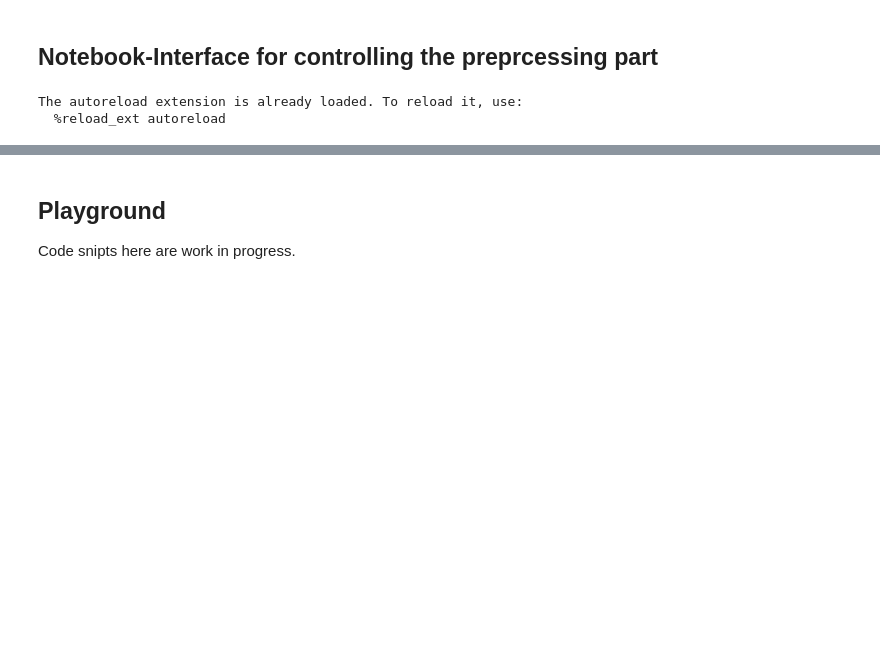
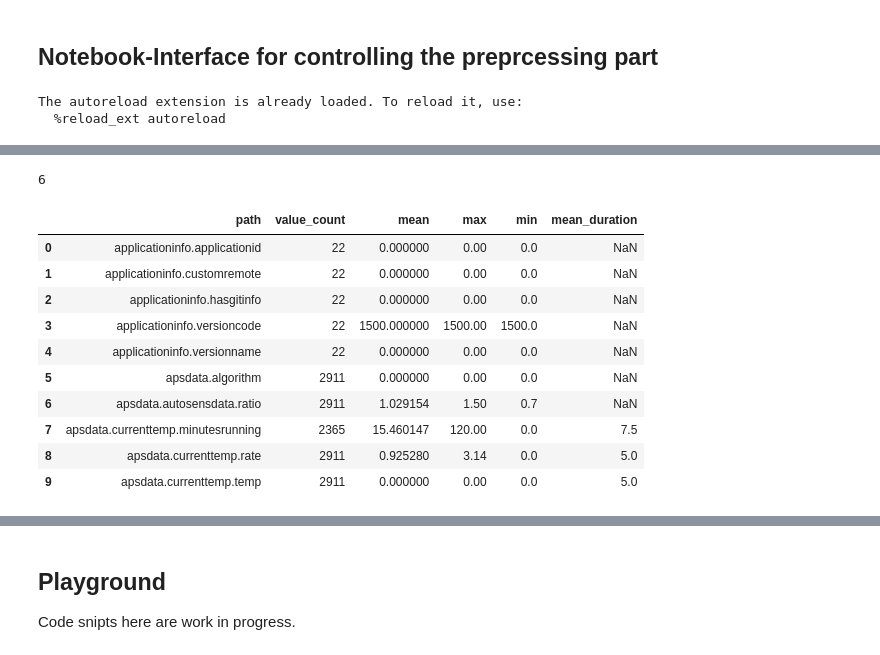
Before and after one commit to falkmeyer/OpenHumansDataTools, a Jupyter notebook: bin/Preprocessing/preprocessing.ipynb, the cells around one changed output, grey strips where cells are left out. Drawn from its saved outputs; the diff is of its cells as text; code cells hidden in the pictures; blank space fills up the shorter version.

Commit message:
add merged summarized dataframes

```diff
--- a/bin/Preprocessing/preprocessing.ipynb
+++ b/bin/Preprocessing/preprocessing.ipynb
@@ -76 +79,29 @@ outpath='/Users/me/Desktop/Code/VS-Projects/charite/OpenHumansDataTools/temp/sum
 data_summarizations.summarize_data(csv_files=file_names, outpath=outpath)
+# %%
+# 4. Merge data into one single data frame
+
+inpath='/mnt/Ext/home/Nextcloud/Charité/Forschung/OPEN Diabetes/OpenHumans-Falk-GIT/OpenHumansDataTools/temp/summarizations'
+
+file_paths = file_io.get_csv_files(folder=inpath)
+dataframes = []
+for file_path in file_paths:
+    frame = file_io.read_csv_pandas(file_path)
+    dataframes.append(frame)
+
+print(len(dataframes))
+mergedDf = data_summarizations.merge_pandas_frames(dataframes)
+
+mergedDf.head(10)
+# %% [output]
+6
+|  | path | value_count | mean | max | min | mean_duration |
+| 0 | applicationinfo.applicationid | 22 | 0.000000 | 0.00 | 0.0 | NaN |
+| 1 | applicationinfo.customremote | 22 | 0.000000 | 0.00 | 0.0 | NaN |
+| 2 | applicationinfo.hasgitinfo | 22 | 0.000000 | 0.00 | 0.0 | NaN |
+| 3 | applicationinfo.versioncode | 22 | 1500.000000 | 1500.00 | 1500.0 | NaN |
+| 4 | applicationinfo.versionname | 22 | 0.000000 | 0.00 | 0.0 | NaN |
+| 5 | apsdata.algorithm | 2911 | 0.000000 | 0.00 | 0.0 | NaN |
+| 6 | apsdata.autosensdata.ratio | 2911 | 1.029154 | 1.50 | 0.7 | NaN |
+| 7 | apsdata.currenttemp.minutesrunning | 2365 | 15.460147 | 120.00 | 0.0 | 7.5 |
+| 8 | apsdata.currenttemp.rate | 2911 | 0.925280 | 3.14 | 0.0 | 5.0 |
+| 9 | apsdata.currenttemp.temp | 2911 | 0.000000 | 0.00 | 0.0 | 5.0 |
```
Also changed, not shown: parts of 7 cells of this notebook, 2 other files.
